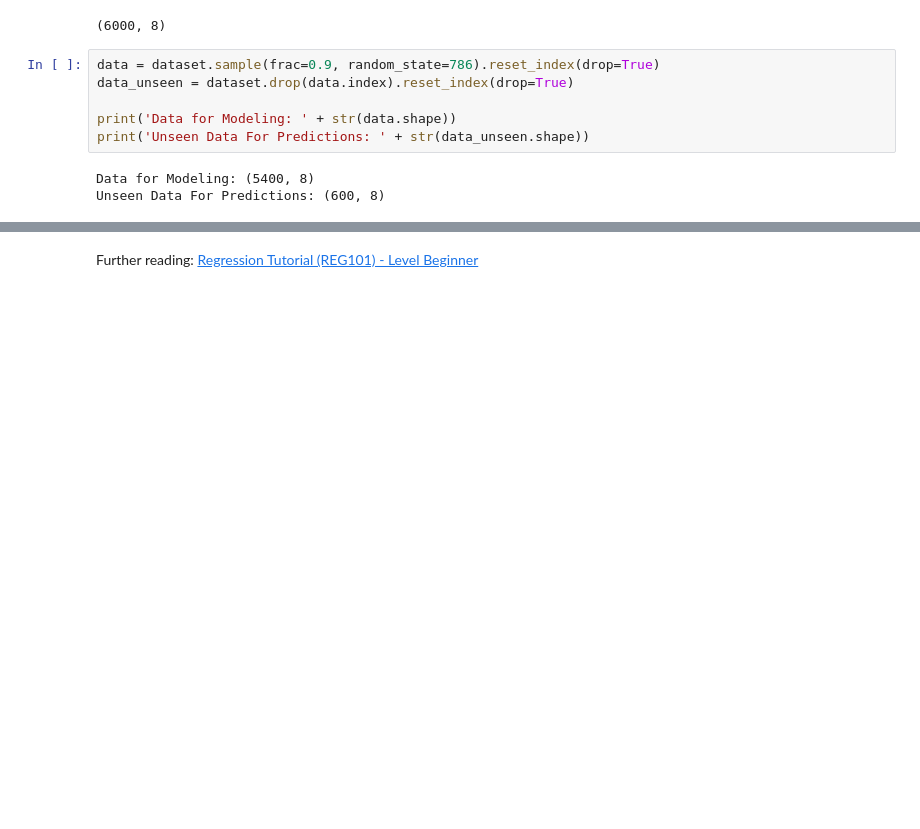
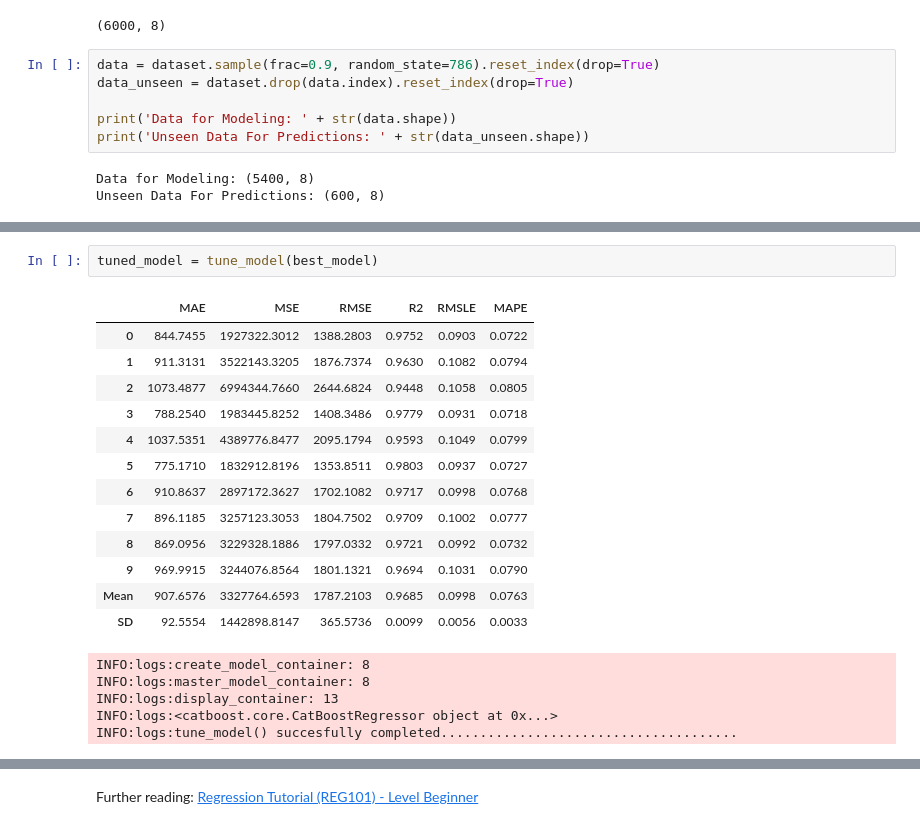
Before and after one commit to instituteofai/machine-learning-crash-course, a Jupyter notebook: 2 Regression/01-introduction-to-regression.ipynb, the cells around one changed output, grey strips where cells are left out. Drawn from its saved outputs; the diff is of its cells as text; blank space fills up the shorter version.

```diff
--- a/2 Regression/01-introduction-to-regression.ipynb
+++ b/2 Regression/01-introduction-to-regression.ipynb
@@ -81,0 +102,21 @@ compare_models()
+# %%
+tuned_model = tune_model(best_model)
+# %% [output]
+|  | MAE | MSE | RMSE | R2 | RMSLE | MAPE |
+| 0 | 844.7455 | 1927322.3012 | 1388.2803 | 0.9752 | 0.0903 | 0.0722 |
+| 1 | 911.3131 | 3522143.3205 | 1876.7374 | 0.9630 | 0.1082 | 0.0794 |
+| 2 | 1073.4877 | 6994344.7660 | 2644.6824 | 0.9448 | 0.1058 | 0.0805 |
+| 3 | 788.2540 | 1983445.8252 | 1408.3486 | 0.9779 | 0.0931 | 0.0718 |
+| 4 | 1037.5351 | 4389776.8477 | 2095.1794 | 0.9593 | 0.1049 | 0.0799 |
+| 5 | 775.1710 | 1832912.8196 | 1353.8511 | 0.9803 | 0.0937 | 0.0727 |
+| 6 | 910.8637 | 2897172.3627 | 1702.1082 | 0.9717 | 0.0998 | 0.0768 |
+| 7 | 896.1185 | 3257123.3053 | 1804.7502 | 0.9709 | 0.1002 | 0.0777 |
+| 8 | 869.0956 | 3229328.1886 | 1797.0332 | 0.9721 | 0.0992 | 0.0732 |
+| 9 | 969.9915 | 3244076.8564 | 1801.1321 | 0.9694 | 0.1031 | 0.0790 |
+| Mean | 907.6576 | 3327764.6593 | 1787.2103 | 0.9685 | 0.0998 | 0.0763 |
+| SD | 92.5554 | 1442898.8147 | 365.5736 | 0.0099 | 0.0056 | 0.0033 |
+INFO:logs:create_model_container: 8
+INFO:logs:master_model_container: 8
+INFO:logs:display_container: 13
+INFO:logs:<catboost.core.CatBoostRegressor object at 0x...>
+INFO:logs:tune_model() succesfully completed......................................
```
Also changed, not shown: parts of 12 cells of this notebook, 5 other files.
